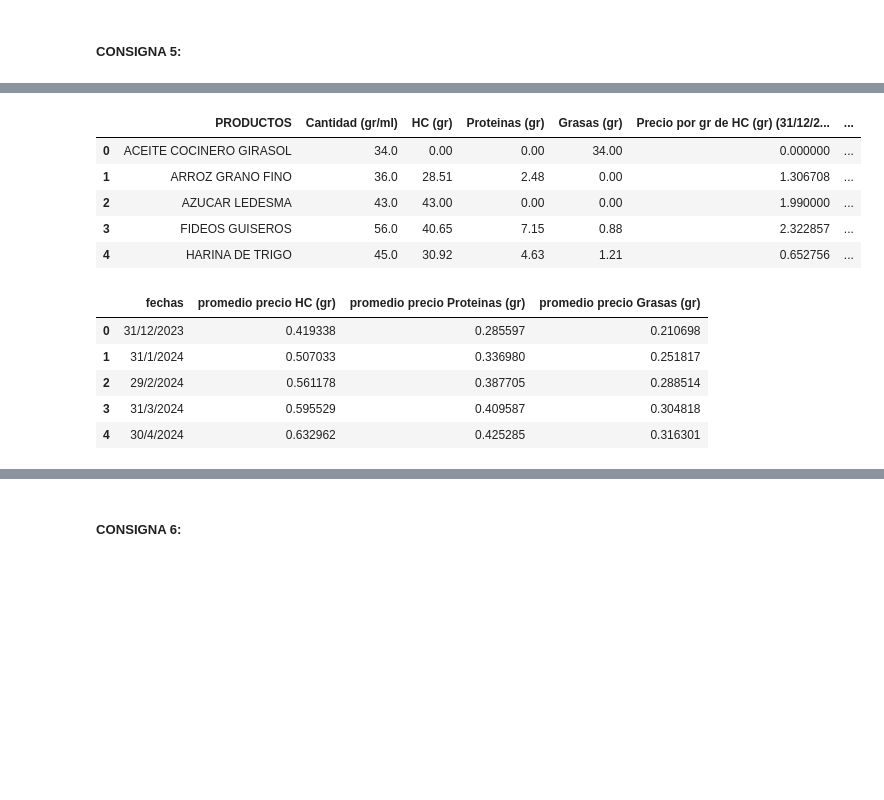
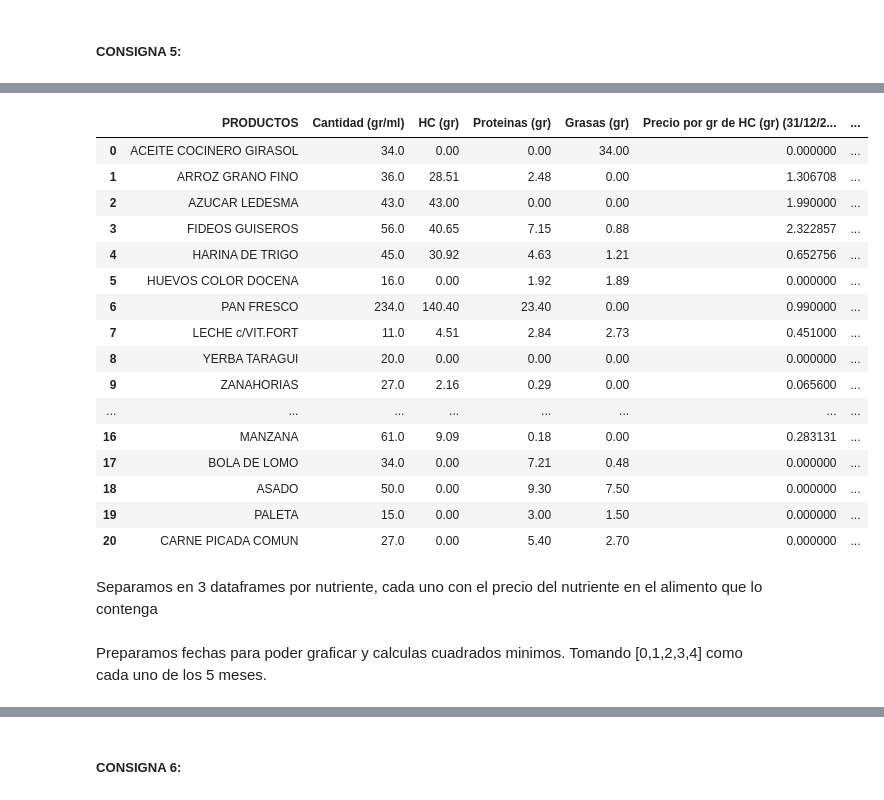
Before and after one commit to berardibautista/alc-2, a Jupyter notebook: ALC-TP2.ipynb, the cells around one changed output, grey strips where cells are left out. Saved outputs shown, nothing was run; the diff lists cells and outputs as text; code cells hidden in the pictures; blank space fills up the shorter version.

```diff
--- a/ALC-TP2.ipynb
+++ b/ALC-TP2.ipynb
@@ -305,5 +304,5 @@ precios.head()
 | 3 | FIDEOS GUISEROS | 500 | 1600.0 | 1990.0 | 2150.0 | 2200.0 | 2290.0 | 3.200000 | ... |
 | 4 | HARINA DE TRIGO | 1000 | 950.0 | 1250.0 | 1350.0 | 1500.0 | 1690.0 | 0.950000 | ... |
 # %%
-df_merged = precios_g.merge(tabla_nutricional_i, left_on="PRODUCTOS", right_index=True)
+df_merged = precios.merge(tabla_nutricional_i, left_on="PRODUCTOS", right_index=True)
 # %%
@@ -318,39 +318,30 @@ df_merged.head()
 # %%
-
+#calculamos el precio por gramo de cada nutriente en cada alimento, en sus respectivas fechas
 for fecha in ["31/12/2023", "31/1/2024", "29/2/2024", "31/3/2024", "30/4/2024"]:
     for nutriente in ["HC (gr)", "Proteinas (gr)", "Grasas (gr)"]:
-        df_merged[f"Precio por gr de {nutriente} ({fecha})"] = (df_merged[nutriente]/df_merged["Cantidad (gr/ml)"])* df_merged[f"Precio por gr/ml ({fecha})"]
+       df_merged[f"Precio por gr de {nutriente} ({fecha})"] = (df_merged[nutriente]/df_merged["Cantidad (gr/ml)"])* df_merged[f"Precio por gr/ml ({fecha})"]
 
 
 # Seleccionar columnas relevantes
 columnas_relevantes = ["PRODUCTOS", "Cantidad (gr/ml)", "HC (gr)", "Proteinas (gr)", "Grasas (gr)"] + [col for col in df_merged.columns if "Precio por gr de" in col]
 preciosnutrientes = df_merged[columnas_relevantes]
 
-preciosnutrientes.head()
+preciosnutrientes
 # %% [output]
 |  | PRODUCTOS | Cantidad (gr/ml) | HC (gr) | Proteinas (gr) | Grasas (gr) | Precio por gr de HC (gr) (31/12/2... | ... |
 | 0 | ACEITE COCINERO GIRASOL | 34.0 | 0.00 | 0.00 | 34.00 | 0.000000 | ... |
 | 1 | ARROZ GRANO FINO | 36.0 | 28.51 | 2.48 | 0.00 | 1.306708 | ... |
 | 2 | AZUCAR LEDESMA | 43.0 | 43.00 | 0.00 | 0.00 | 1.990000 | ... |
 | 3 | FIDEOS GUISEROS | 56.0 | 40.65 | 7.15 | 0.88 | 2.322857 | ... |
 | 4 | HARINA DE TRIGO | 45.0 | 30.92 | 4.63 | 1.21 | 0.652756 | ... |
+| 5 | HUEVOS COLOR DOCENA | 16.0 | 0.00 | 1.92 | 1.89 | 0.000000 | ... |
+| 6 | PAN FRESCO | 234.0 | 140.40 | 23.40 | 0.00 | 0.990000 | ... |
+| 7 | LECHE c/VIT.FORT | 11.0 | 4.51 | 2.84 | 2.73 | 0.451000 | ... |
+| 8 | YERBA TARAGUI | 20.0 | 0.00 | 0.00 | 0.00 | 0.000000 | ... |
+| 9 | ZANAHORIAS | 27.0 | 2.16 | 0.29 | 0.00 | 0.065600 | ... |
+| ... | ... | ... | ... | ... | ... | ... | ... |
+| 16 | MANZANA | 61.0 | 9.09 | 0.18 | 0.00 | 0.283131 | ... |
+| 17 | BOLA DE LOMO | 34.0 | 0.00 | 7.21 | 0.48 | 0.000000 | ... |
+| 18 | ASADO | 50.0 | 0.00 | 9.30 | 7.50 | 0.000000 | ... |
+| 19 | PALETA | 15.0 | 0.00 | 3.00 | 1.50 | 0.000000 | ... |
+| 20 | CARNE PICADA COMUN | 27.0 | 0.00 | 5.40 | 2.70 | 0.000000 | ... |
-# %%
-promedio=[]
-fechas= ["31/12/2023", "31/1/2024", "29/2/2024", "31/3/2024", "30/4/2024"]
-
-for fecha in fechas:
-    lista=[]
-    for nutriente in ["HC (gr)", "Proteinas (gr)", "Grasas (gr)"]:
-        lista.append(preciosnutrientes[f"Precio por gr de {nutriente} ({fecha})"].mean())
-    promedio.append(lista)
-a=pd.DataFrame(promedio,index=fechas, columns=["promedio precio HC (gr)", "promedio precio Proteinas (gr)", "promedio precio Grasas (gr)"])
-a=a.reset_index()
-a=a.rename(columns={"index": "fechas"})
-a
-# %% [output]
-|  | fechas | promedio precio HC (gr) | promedio precio Proteinas (gr) | promedio precio Grasas (gr) |
-| 0 | 31/12/2023 | 0.419338 | 0.285597 | 0.210698 |
-| 1 | 31/1/2024 | 0.507033 | 0.336980 | 0.251817 |
-| 2 | 29/2/2024 | 0.561178 | 0.387705 | 0.288514 |
-| 3 | 31/3/2024 | 0.595529 | 0.409587 | 0.304818 |
-| 4 | 30/4/2024 | 0.632962 | 0.425285 | 0.316301 |
@@ -367,0 +348,2 @@ coef_G=np.linalg.solve(A@np.transpose(A), A @ np.transpose(yGc))
+# %% [markdown]
+Separamos en 3 dataframes por nutriente, cada uno con el precio del nutriente en el alimento que lo contenga
@@ -368,2 +357,4 @@ coef_G=np.linalg.solve(A@np.transpose(A), A @ np.transpose(yGc))
+# %% [markdown]
+Preparamos fechas para poder graficar y calculas cuadrados minimos. Tomando [0,1,2,3,4] como cada uno de los 5 meses.
 # %%
 from datetime import datetime
```
Also changed, not shown: parts of 75 cells of this notebook.
